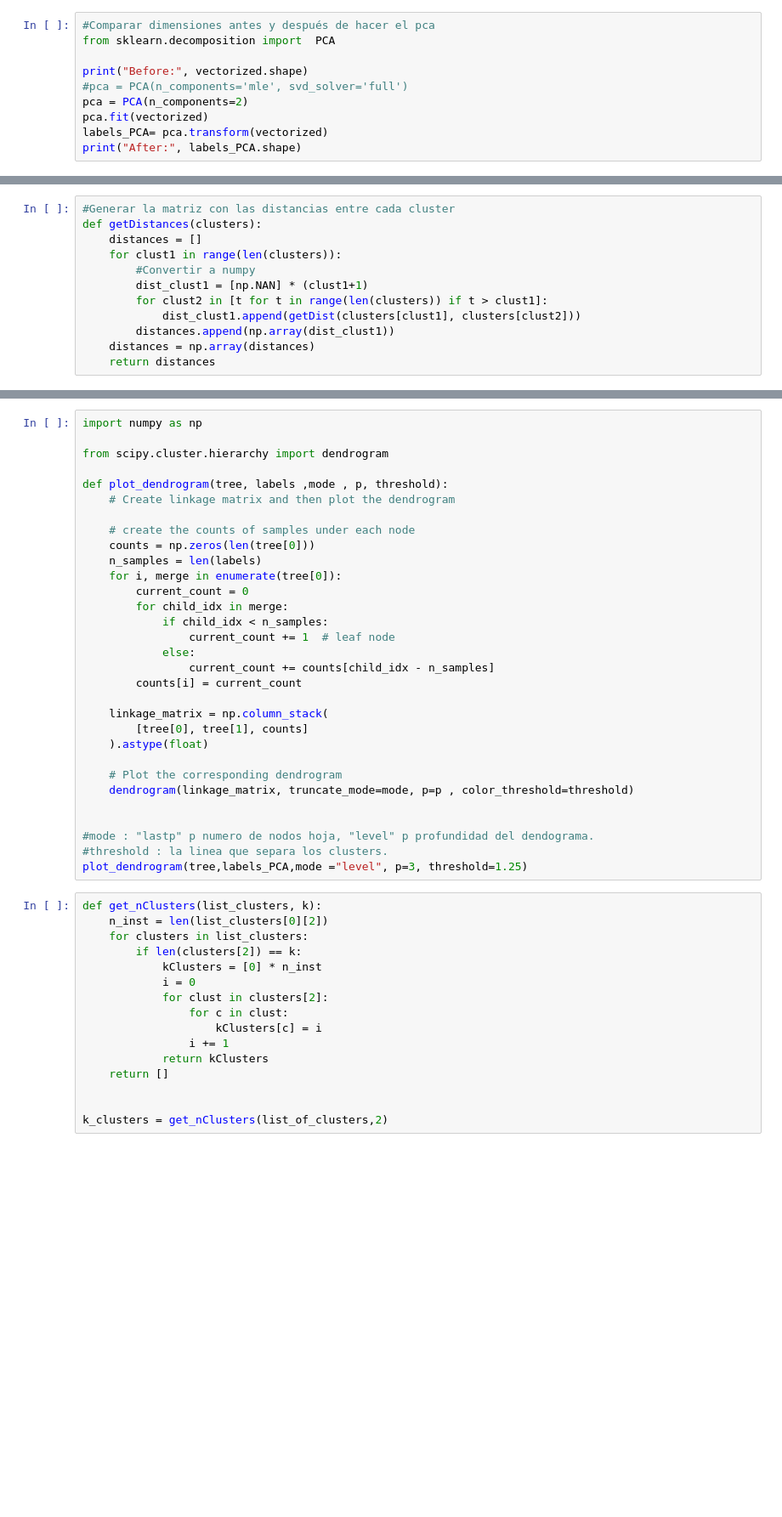
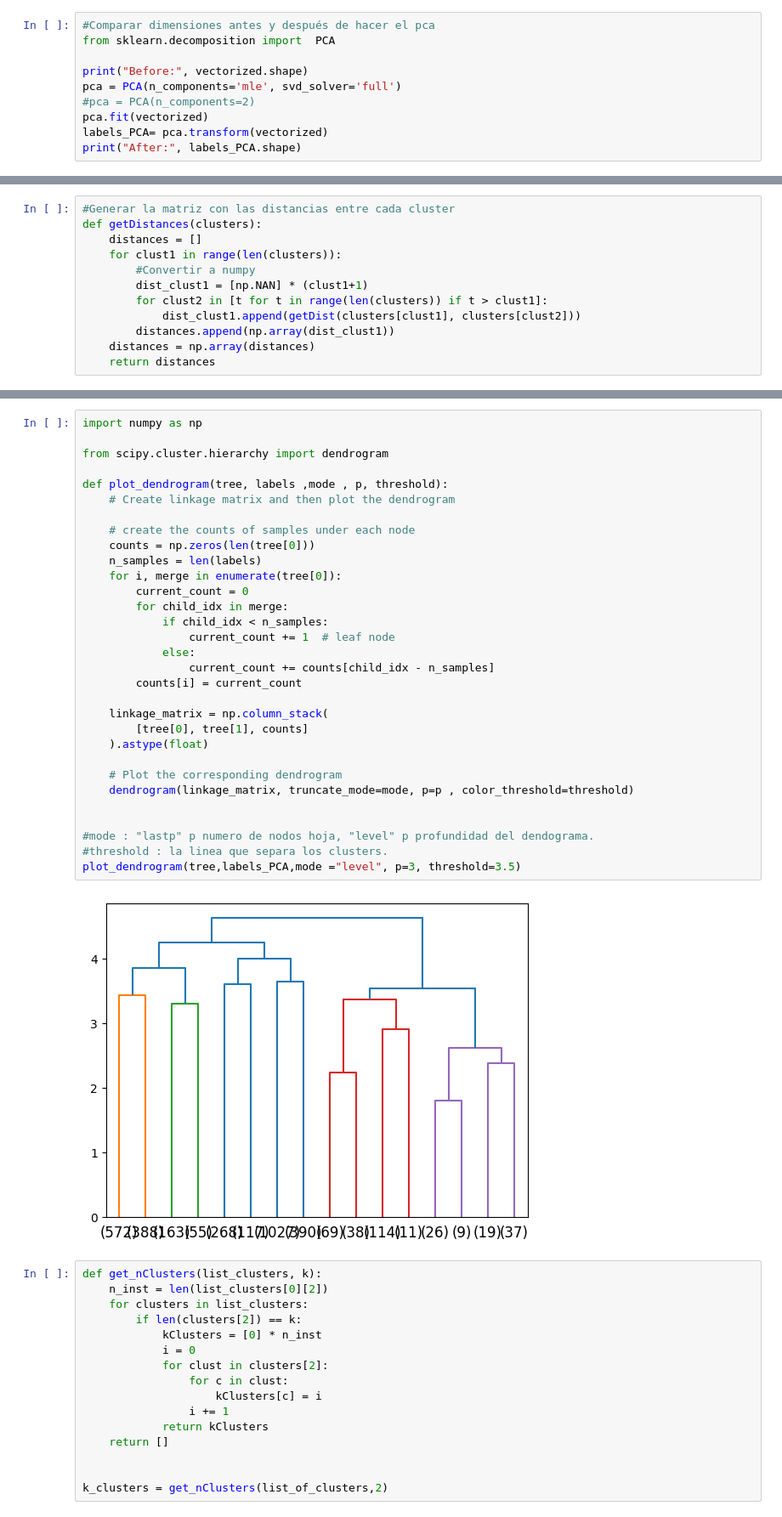
Before and after one commit to korah91/MineriaClustering, a Jupyter notebook: supremeCourt.ipynb, the cells around one changed output, grey strips where cells are left out. Shown at 85% size. Cells and saved outputs as stored; diff of their text form; blank space fills up the shorter version.

```diff
--- a/supremeCourt.ipynb
+++ b/supremeCourt.ipynb
@@ -153,8 +196,8 @@ wordcloud.to_image()
 from sklearn.decomposition import  PCA
 
 print("Before:", vectorized.shape)
-#pca = PCA(n_components='mle', svd_solver='full')
-pca = PCA(n_components=2)
+pca = PCA(n_components='mle', svd_solver='full')
+#pca = PCA(n_components=2)
 pca.fit(vectorized)
 labels_PCA= pca.transform(vectorized)
 print("After:", labels_PCA.shape)
@@ -228,34 +277,36 @@ print("End")
 # %%
 import numpy as np
 
 from scipy.cluster.hierarchy import dendrogram
 
 def plot_dendrogram(tree, labels ,mode , p, threshold):
     # Create linkage matrix and then plot the dendrogram
 
     # create the counts of samples under each node
     counts = np.zeros(len(tree[0]))
     n_samples = len(labels)
     for i, merge in enumerate(tree[0]):
         current_count = 0
         for child_idx in merge:
             if child_idx < n_samples:
                 current_count += 1  # leaf node
             else:
                 current_count += counts[child_idx - n_samples]
         counts[i] = current_count
 
     linkage_matrix = np.column_stack(
         [tree[0], tree[1], counts]
     ).astype(float)
 
     # Plot the corresponding dendrogram
     dendrogram(linkage_matrix, truncate_mode=mode, p=p , color_threshold=threshold)
 
 
 #mode : "lastp" p numero de nodos hoja, "level" p profundidad del dendograma.
 #threshold : la linea que separa los clusters.
-plot_dendrogram(tree,labels_PCA,mode ="level", p=3, threshold=1.25)
+plot_dendrogram(tree,labels_PCA,mode ="level", p=3, threshold=3.5)
+# %% [output]
+[figure, added]
 # %%
 def get_nClusters(list_clusters, k):
     n_inst = len(list_clusters[0][2])
```
Also changed, not shown: parts of 9 cells of this notebook.
